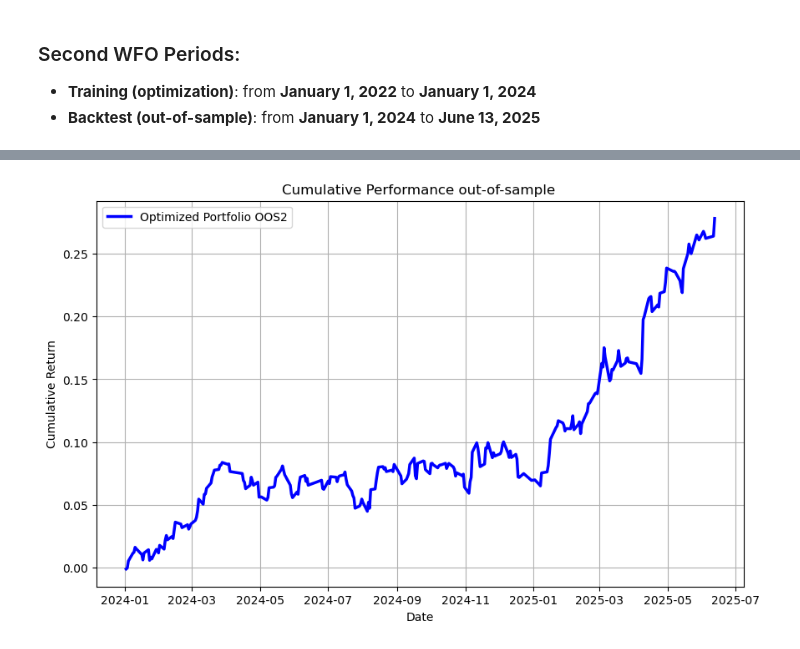
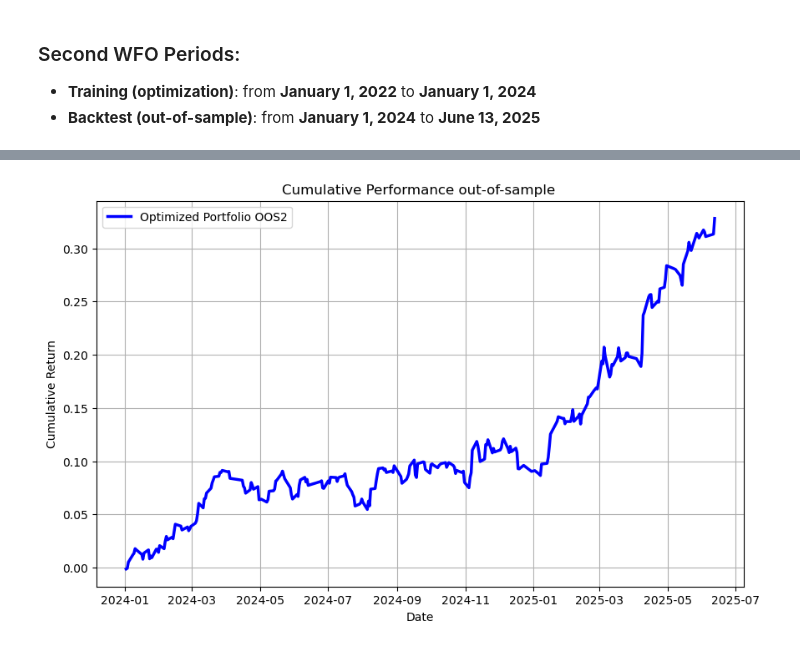
Before and after one commit to AntonioAmmirati/Portfolio-Optimization, a Jupyter notebook: Portfolio_opc.ipynb, the cells around one changed output, grey strips where cells are left out. Drawn from its saved outputs; the diff is of its cells as text; code cells hidden in the pictures.

```diff
--- a/Portfolio_opc.ipynb
+++ b/Portfolio_opc.ipynb
@@ -869,6 +855,8 @@ The portfolio maintained an **overweight in defense and energy sectors**, which
 # %%
 start2 = datetime(2022,1,1)
 end2 = datetime(2024,1,1)
-port_df2 = port_df.loc[start2 : end2]
+port_df2 = arith_df.loc[start2 : end2]
+lw = LedoitWolf().fit(port_df2)
+cov_train2 = pd.DataFrame(lw.covariance_,
+                         index= port_df2.columns,
+                         columns=port_df2.columns) * 252
-# %%
-port_df2.drop('weighted_returns', axis = 1 , inplace = True)
@@ -883,12 +866,12 @@ See the caveats in the documentation: https://pandas.pydata.org/pandas-docs/stab
 - **Backtest (out-of-sample)**: from **January 1, 2024** to **June 13, 2025**
 # %%
 #START OPTIMIZATION
-cov_port2 = port_df2.cov() * 252
+
 def get_ret_vol_sr2(weights):
      # Takes in weights, returns array or return,volatility, sharpe ratio
     weights = np.array(weights)
     ret = np.sum(port_df2.mean() * weights) * 252
-    vol = np.sqrt(np.dot(weights.T, np.dot(cov_port2, weights)))
+    vol = np.sqrt(np.dot(weights.T, np.dot(cov_train2, weights)))
     sr = (ret - annualized_rf) /vol
     return np.array([ret,vol,sr])
 # %%
@@ -923,6 +906,6 @@ array([0.19021549, 0.11519081, 1.36752074])
 # %%
 start_os2 = datetime(2024,1,1)
 end_os2 = datetime(2025,6,13)
-port_dfos2 = port_df.loc[start_os2 : end_os2]
+port_dfos2 = arith_df.loc[start_os2 : end_os2]
 # %%
 port_dfos2.drop('weighted_returns',axis = 1 , inplace = True)
@@ -934,18 +912,17 @@ See the caveats in the documentation: https://pandas.pydata.org/pandas-docs/stab
 # %%
 portos2_returns = port_dfos2.dot(opt_results2.x)
 # %%
-cumulative_log_return2 = np.cumsum(portos2_returns)
-cumulative_return2 = np.exp(cumulative_log_return2) - 1
+cumulative_return2 = (1 + portos2_returns).cumprod() - 1
 plt.figure(figsize=(10,6))
 plt.plot(cumulative_return2, color = 'blue' , lw = 2.5 ,label='Optimized Portfolio OOS2')
 plt.xlabel('Date')
 plt.ylabel('Cumulative Return')
 plt.title('Cumulative Performance out-of-sample ')
 plt.legend()
 plt.grid(True)
 plt.show()
 # %% [output]
-[figure, old version]
+[figure, new version]
 # %%
 cr2 = cumulative_return2.iloc[-1] * 100
 print(f'The cumulative return is {cr2 : 4f} %')
```
Also changed, not shown: parts of 51 cells of this notebook.
